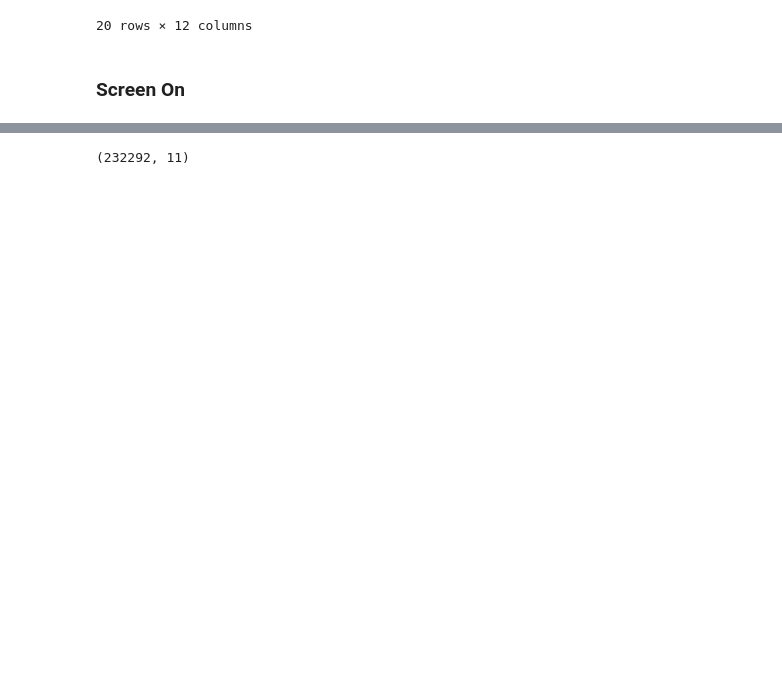
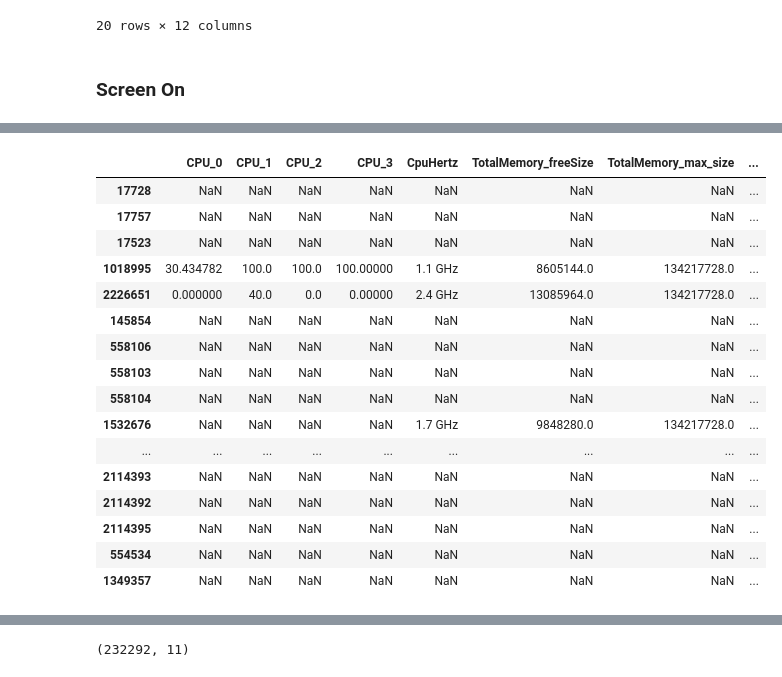
Before and after one commit to kentlingcampbell/project_SherLock, a Jupyter notebook: SherLock.ipynb, the cells around one changed output, grey strips where cells are left out. Drawn from its saved outputs; the diff is of its cells as text; code cells hidden in the pictures; blank space fills up the shorter version.

```diff
--- a/SherLock.ipynb
+++ b/SherLock.ipynb
@@ -709,3 +713,70 @@ T1+Screen    (290, 61)
 20 rows × 12 columns
 # %% [markdown]
 ### Screen On
+# %%
+# Combine T4 with append with Moriarty
+Merged = T4_tsv.append(Moriarty_tsv, sort=True)
+Merged = Merged.sort_values(by='uuid')
+
+# Pad downwards into T4
+Merged[['actionType', 'sessionType']] = Merged[['actionType', 'sessionType']].fillna(method='pad', limit=5)  #5 rows only
+
+# Delete everything that is not Moriarty or within ____ samples from Moriarty
+Merged = Merged.dropna(subset=['sessionType'])
+######################################################
+# Combine Merged with append with Screenon
+Merged = Merged.append(Screenon_tsv, sort=True)
+Merged = Merged.sort_values(by='uuid')
+print(Merged.shape)
+
+# Pad downwards into T4
+Merged[['actionType', 'sessionType']] = Merged[['actionType', 'sessionType']].fillna(method='pad', limit=5)  #5 rows only
+
+# Delete everything that is not Moriarty or within ____ samples from Moriarty
+Merged = Merged.dropna(subset=['sessionType'])
+######################################################
+# Combine Merged with append with T1
+Merged = Merged.append(T1_tsv, sort=True)
+Merged = Merged.sort_values(by='uuid')
+print(Merged.shape)
+
+# Pad downwards into T4
+Merged[['actionType', 'sessionType']] = Merged[['actionType', 'sessionType']].fillna(method='pad', limit=5)  #5 rows only
+
+# Delete everything that is not Moriarty or within ____ samples from Moriarty
+Merged = Merged.dropna(subset=['sessionType'])
+######################################################
+# Combine Merged with append with Bluetooth
+Merged = Merged.append(Bluetooth_tsv, sort=True)
+Merged = Merged.sort_values(by='uuid')
+print(Merged.shape)
+
+# Pad downwards into T4
+Merged[['actionType', 'sessionType']] = Merged[['actionType', 'sessionType']].fillna(method='pad', limit=5)  #5 rows only
+
+# Delete everything that is not Moriarty or within ____ samples from Moriarty
+Merged = Merged.dropna(subset=['sessionType'])
+######################################################
+# Combine Merged with append with Userpresentprobe
+Merged = Merged.append(Userpresentprobe_tsv, sort=True)
+Merged = Merged.sort_values(by='uuid')
+print(Merged.shape)
+
+# Pad downwards into T4
+Merged[['actionType', 'sessionType']] = Merged[['actionType', 'sessionType']].fillna(method='pad', limit=5)  #5 rows only
+
+# Delete everything that is not Moriarty or within ____ samples from Moriarty
+Merged = Merged.dropna(subset=['sessionType'])
+######################################################
+# Combine Merged with append with Wifi
+Merged = Merged.append(Wifi_tsv, sort=True)
+Merged = Merged.sort_values(by='uuid')
+print(Merged.shape)
+
+# Pad downwards into T4
+Merged[['actionType', 'sessionType']] = Merged[['actionType', 'sessionType']].fillna(method='pad', limit=5)  #5 rows only
+
+# Delete everything that is not Moriarty or within ____ samples from Moriarty
+Merged = Merged.dropna(subset=['sessionType'])
+Merged.head(20)
+# %% [output]
@@ -711,0 +788,17 @@ T1+Screen    (290, 61)
+|  | CPU_0 | CPU_1 | CPU_2 | CPU_3 | CpuHertz | TotalMemory_freeSize | TotalMemory_max_size | ... |
+| 17728 | NaN | NaN | NaN | NaN | NaN | NaN | NaN | ... |
+| 17757 | NaN | NaN | NaN | NaN | NaN | NaN | NaN | ... |
+| 17523 | NaN | NaN | NaN | NaN | NaN | NaN | NaN | ... |
+| 1018995 | 30.434782 | 100.0 | 100.0 | 100.00000 | 1.1 GHz | 8605144.0 | 134217728.0 | ... |
+| 2226651 | 0.000000 | 40.0 | 0.0 | 0.00000 | 2.4 GHz | 13085964.0 | 134217728.0 | ... |
+| 145854 | NaN | NaN | NaN | NaN | NaN | NaN | NaN | ... |
+| 558106 | NaN | NaN | NaN | NaN | NaN | NaN | NaN | ... |
+| 558103 | NaN | NaN | NaN | NaN | NaN | NaN | NaN | ... |
+| 558104 | NaN | NaN | NaN | NaN | NaN | NaN | NaN | ... |
+| 1532676 | NaN | NaN | NaN | NaN | 1.7 GHz | 9848280.0 | 134217728.0 | ... |
+| ... | ... | ... | ... | ... | ... | ... | ... | ... |
+| 2114393 | NaN | NaN | NaN | NaN | NaN | NaN | NaN | ... |
+| 2114392 | NaN | NaN | NaN | NaN | NaN | NaN | NaN | ... |
+| 2114395 | NaN | NaN | NaN | NaN | NaN | NaN | NaN | ... |
+| 554534 | NaN | NaN | NaN | NaN | NaN | NaN | NaN | ... |
+| 1349357 | NaN | NaN | NaN | NaN | NaN | NaN | NaN | ... |
```
Also changed, not shown: parts of 11 cells of this notebook.
